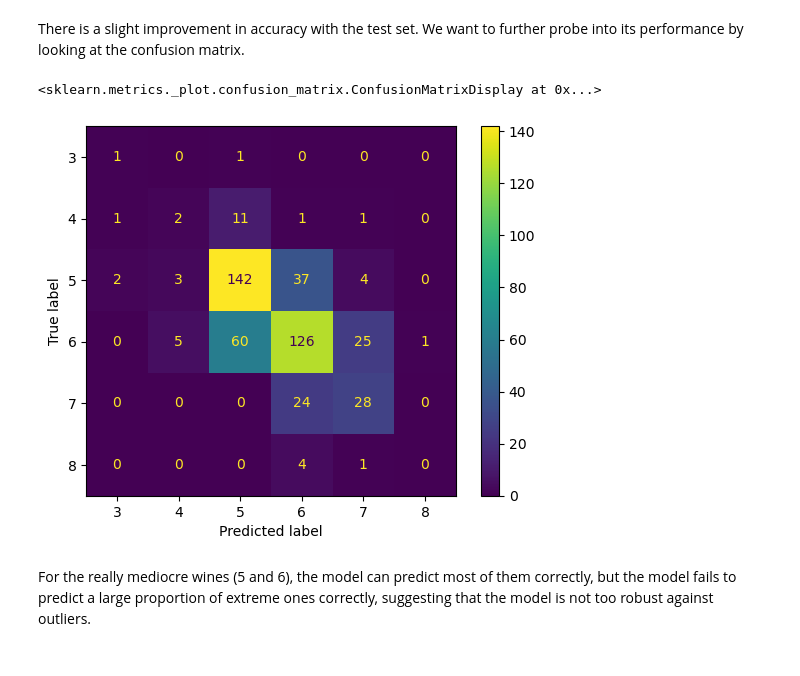
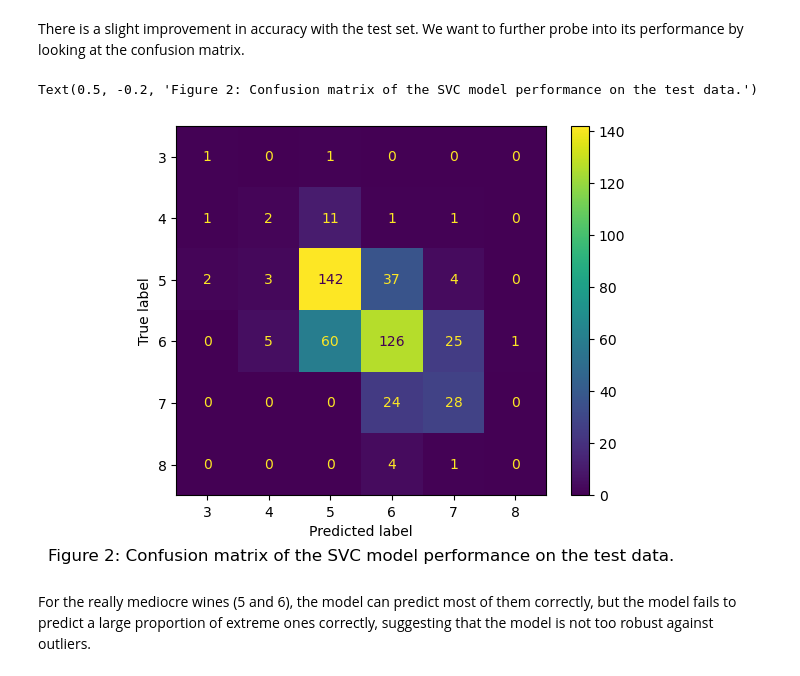
Before and after one commit to UBC-MDS/Red-Wine-Quality-Prediction, a Jupyter notebook: src/red_wine_quality_prediction_report.ipynb, the cells around one changed output. Cells and saved outputs as stored; diff of their text form; code cells hidden in the pictures.

Commit message:
Report formatting changes, table and figure titles, EDA section edits

```diff
--- a/src/red_wine_quality_prediction_report.ipynb
+++ b/src/red_wine_quality_prediction_report.ipynb
@@ -277,14 +243,14 @@ There is a slight improvement in accuracy with the test set. We want to further
 # %%
 ConfusionMatrixDisplay.from_estimator(
     best_pipe,
     X_test,
     y_test,
     values_format="d",  # Show the full number 59,700 instead of 6e+04,
-    # normalize='all'  # Show the proportion in each square instead of the count
 )
+plt.title('Figure 2: Confusion matrix of the SVC model performance on the test data.', y = -0.2, loc='center')
 # %% [output]
-<sklearn.metrics._plot.confusion_matrix.ConfusionMatrixDisplay at 0x...>
+Text(0.5, -0.2, 'Figure 2: Confusion matrix of the SVC model performance on the test data.')
-[figure, old version]
+[figure, new version]
 # %% [markdown]
 For the really mediocre wines (5 and 6), the model can predict most of them correctly, but the model fails to predict a large proportion of extreme ones correctly, suggesting that the model is not too robust against outliers.
 # %% [markdown]
```
Also changed, not shown: parts of 20 cells of this notebook.
